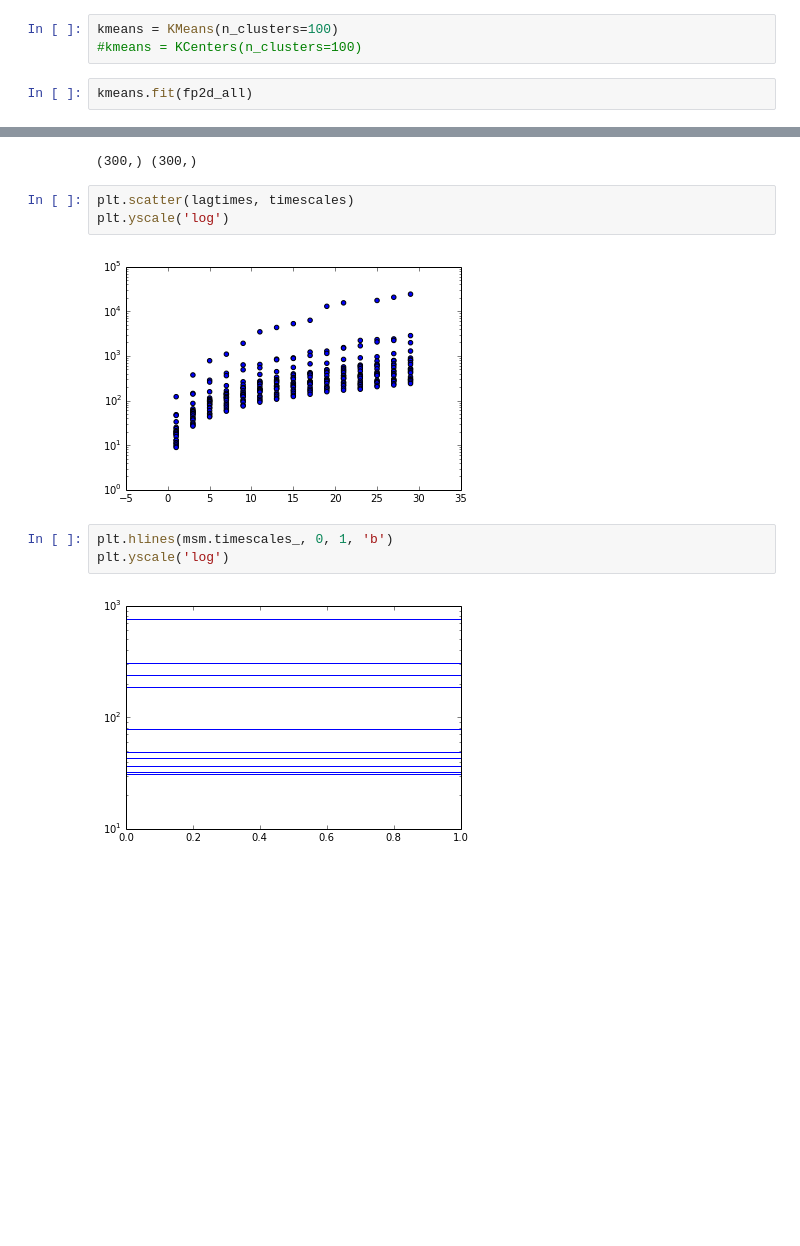
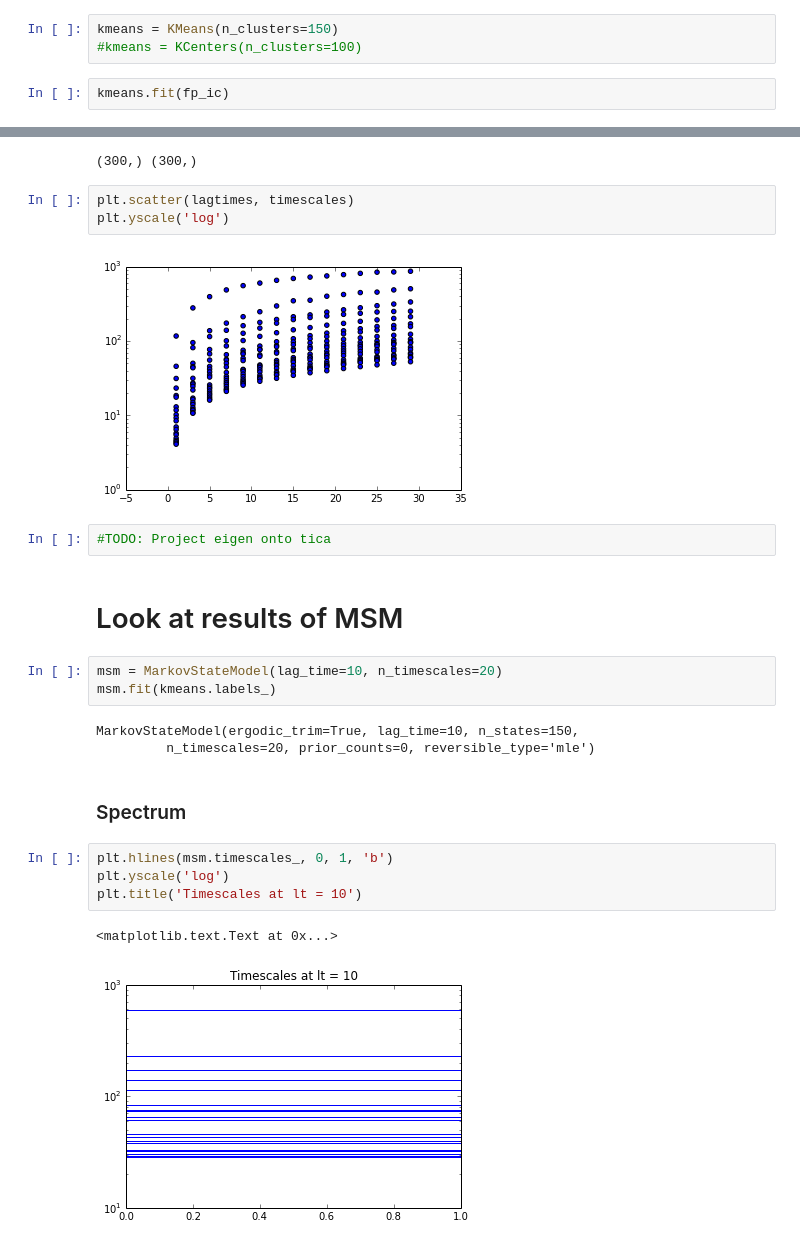
Before and after one commit to mpharrigan/wetmsm, a Jupyter notebook: ipython/bphc_tica_msm.ipynb, the cells around one changed output, grey strips where cells are left out. Cells and saved outputs as stored; diff of their text form; blank space fills up the shorter version.

```diff
--- a/ipython/bphc_tica_msm.ipynb
+++ b/ipython/bphc_tica_msm.ipynb
@@ -35,7 +29,7 @@ or 75.09 datapoints per feature
 from mixtape.cluster import KMeans, KCenters
 from mixtape.markovstatemodel import MarkovStateModel
 # %%
-kmeans = KMeans(n_clusters=100)
+kmeans = KMeans(n_clusters=150)
 #kmeans = KCenters(n_clusters=100)
 # %%
-kmeans.fit(fp2d_all)
+kmeans.fit(fp_ic)
@@ -84,9 +86,23 @@ print(timescales.shape, lagtimes.shape)
 plt.scatter(lagtimes, timescales)
 plt.yscale('log')
 # %% [output]
-[figure, old version]
+[figure, new version]
+# %%
+#TODO: Project eigen onto tica
+# %% [markdown]
+# Look at results of MSM
+# %%
+msm = MarkovStateModel(lag_time=10, n_timescales=20)
+msm.fit(kmeans.labels_)
+# %% [output]
+MarkovStateModel(ergodic_trim=True, lag_time=10, n_states=150,
+         n_timescales=20, prior_counts=0, reversible_type='mle')
+# %% [markdown]
+### Spectrum
 # %%
 plt.hlines(msm.timescales_, 0, 1, 'b')
 plt.yscale('log')
+plt.title('Timescales at lt = 10')
 # %% [output]
+<matplotlib.text.Text at 0x...>
-[figure, old version]
+[figure, new version]
```
Also changed, not shown: parts of 23 cells of this notebook, 2 other files.
